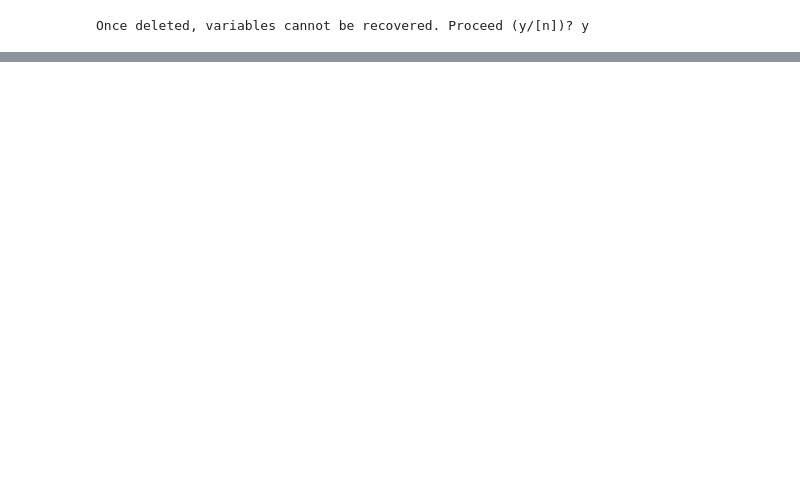
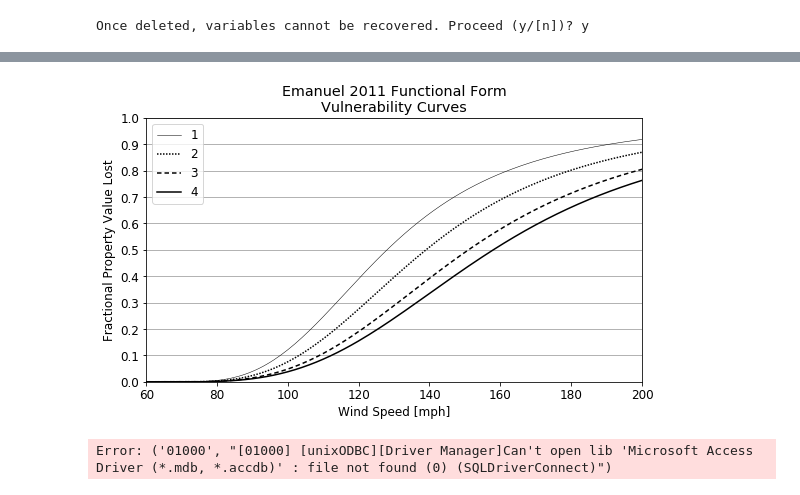
Before and after one commit to janewbaldwin/TC_Risk_WorldBank, a Jupyter notebook: VULNERABILITY/Emanuel2011_vulnerability_curves.ipynb, the cells around one changed output, grey strips where cells are left out. Cells and saved outputs as stored; diff of their text form; code cells hidden in the pictures; blank space fills up the shorter version.

```diff
--- a/VULNERABILITY/Emanuel2011_vulnerability_curves.ipynb
+++ b/VULNERABILITY/Emanuel2011_vulnerability_curves.ipynb
@@ -46,0 +68,52 @@ plt.savefig('FIGURES/vulnerabilitycurves.png',dpi=400)
+# %%
+plt.figure(figsize=(8,5))
+
+Vthresh = 70
+f1 = vcurve(V,Vthresh,128)
+f2 = vcurve(V,Vthresh,139)
+f3 = vcurve(V,Vthresh,151)
+f4 = vcurve(V,Vthresh,158)
+
+plt.rcParams.update({'font.size': 12})
+ax = plt.subplot(111)
+plt.plot(V,f1,label='1',color='k',linewidth=0.5)
+plt.plot(V,f2,label='2',color='k',dashes=[1,1])
+plt.plot(V,f3,label='3',color='k',dashes=[3,2])
+plt.plot(V,f4,label='4',color='k')
+plt.xlabel('Wind Speed [mph]')
+plt.ylabel('Fractional Property Value Lost')
+plt.title('Emanuel 2011 Functional Form\nVulnerability Curves')
+ml = MultipleLocator(0.1)
+ax.yaxis.set_minor_locator(ml)
+ax.yaxis.grid(b=True, which='both')
+plt.legend()
+plt.xlim([60,200])
+plt.ylim([0,1])
+plt.xticks(np.arange(60,220,20))
+plt.yticks(np.arange(0,1.1,0.1))
+plt.tight_layout()
+#plt.savefig('FIGURES/vulnerabilitycurves.png',dpi=400)
+# %% [output]
+[figure, added]
+# %%
+# set up some constants
+MDB = 'c:/data2/jbaldwin/HAZUS/huTemplateGBS.mdb'
+DRV = '{Microsoft Access Driver (*.mdb, *.accdb)}'
+PWD = 'pw'
+
+# connect to db
+con = pyodbc.connect('DRIVER={};DBQ={};PWD={}'.format(DRV,MDB,PWD))
+cur = con.cursor()
+
+# run a query and get the results
+SQL = 'SELECT * FROM mytable;' # your query goes here
+rows = cur.execute(SQL).fetchall()
+cur.close()
+con.close()
+
+# you could change the mode from 'w' to 'a' (append) for any subsequent queries
+with open('mytable.csv', 'w') as fou:
+    csv_writer = csv.writer(fou) # default field-delimiter is ","
+    csv_writer.writerows(rows)
+# %% [output]
+Error: ('01000', "[01000] [unixODBC][Driver Manager]Can't open lib 'Microsoft Access Driver (*.mdb, *.accdb)' : file not found (0) (SQLDriverConnect)")
```
Also changed, not shown: parts of 5 cells of this notebook.
